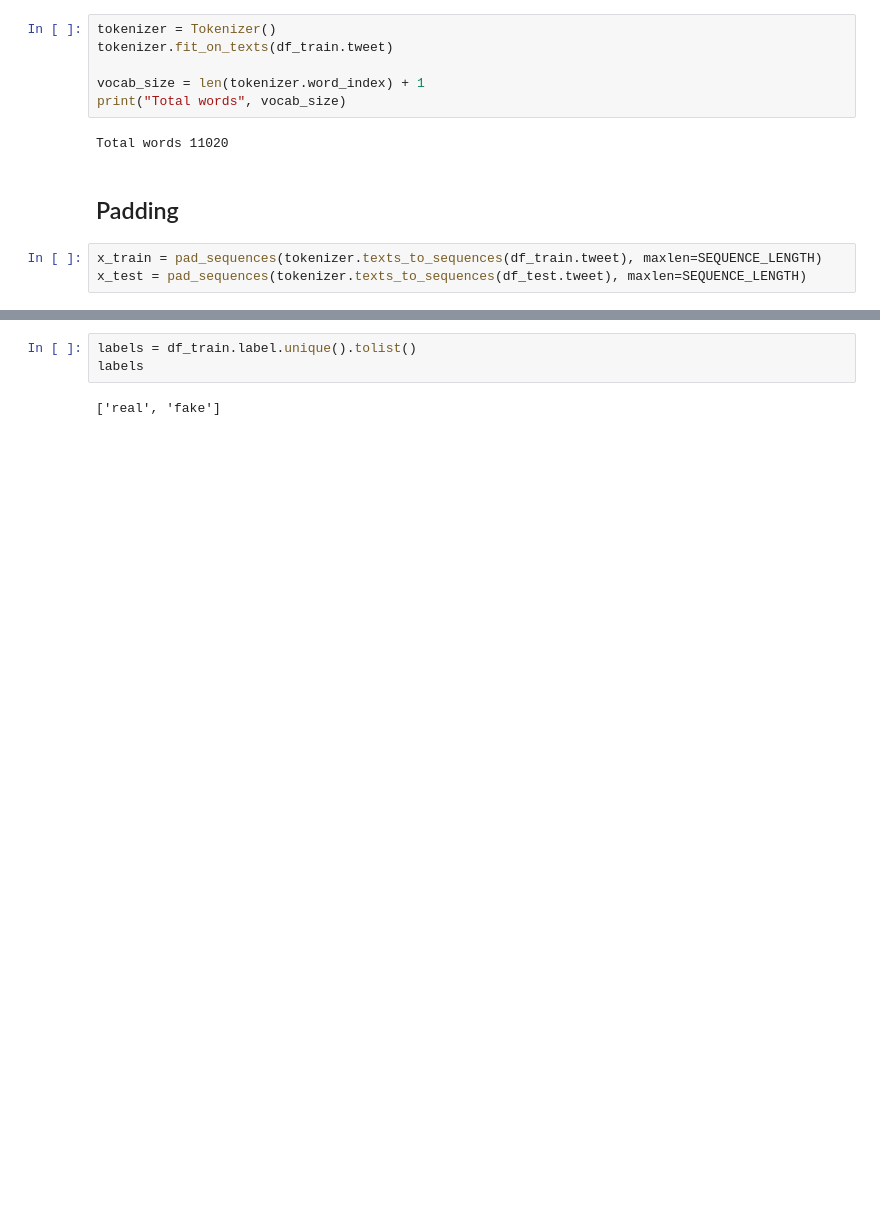
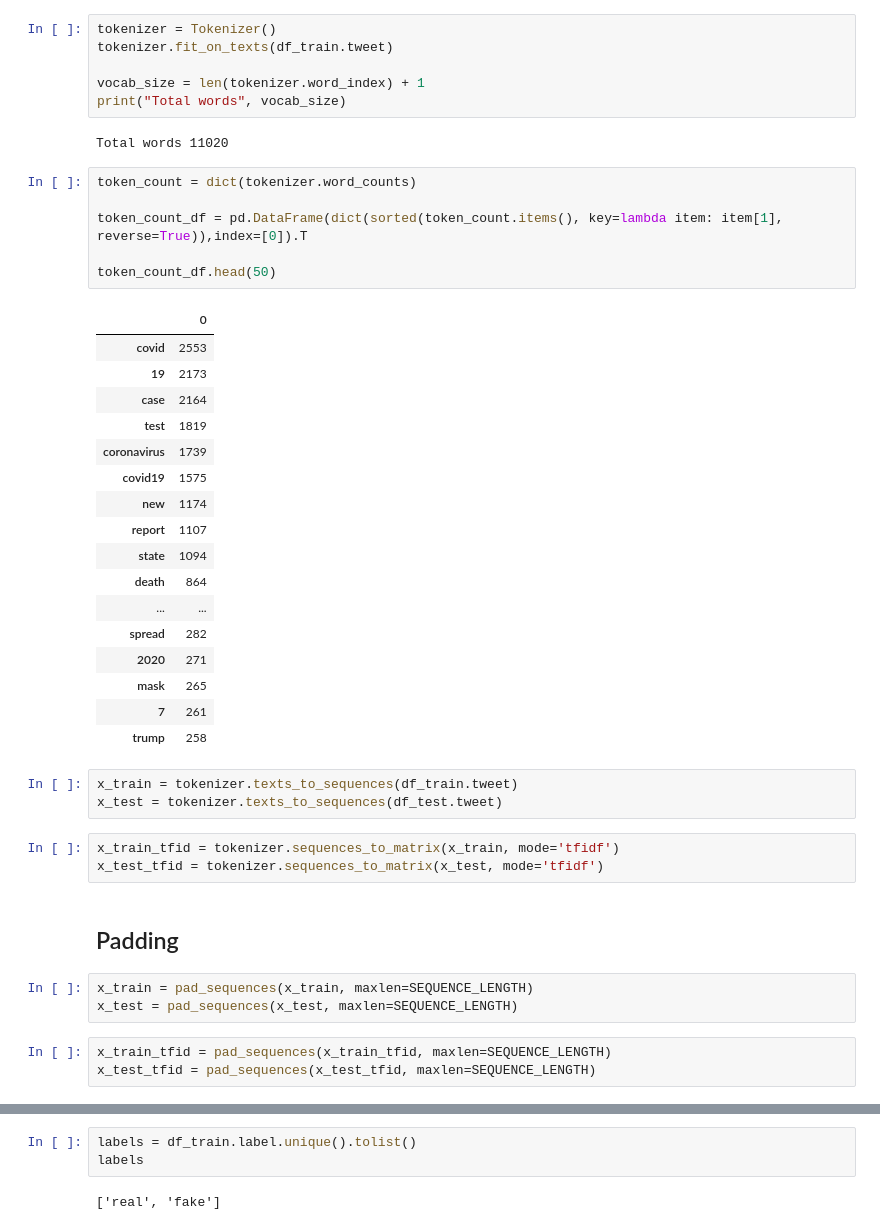
Before and after one commit to edologgerbird/BT4222_project, a Jupyter notebook: BT4222_proj.ipynb, the cells around one changed output, grey strips where cells are left out. Drawn from its saved outputs; the diff is of its cells as text; blank space fills up the shorter version.

```diff
--- a/BT4222_proj.ipynb
+++ b/BT4222_proj.ipynb
@@ -234,8 +241,41 @@ vocab_size = len(tokenizer.word_index) + 1
 print("Total words", vocab_size)
 # %% [output]
 Total words 11020
+# %%
+token_count = dict(tokenizer.word_counts)
+
+token_count_df = pd.DataFrame(dict(sorted(token_count.items(), key=lambda item: item[1], reverse=True)),index=[0]).T
+
+token_count_df.head(50)
+# %% [output]
+|  | 0 |
+| covid | 2553 |
+| 19 | 2173 |
+| case | 2164 |
+| test | 1819 |
+| coronavirus | 1739 |
+| covid19 | 1575 |
+| new | 1174 |
+| report | 1107 |
+| state | 1094 |
+| death | 864 |
+| ... | ... |
+| spread | 282 |
+| 2020 | 271 |
+| mask | 265 |
+| 7 | 261 |
+| trump | 258 |
+# %%
+x_train = tokenizer.texts_to_sequences(df_train.tweet)
+x_test = tokenizer.texts_to_sequences(df_test.tweet)
+# %%
+x_train_tfid = tokenizer.sequences_to_matrix(x_train, mode='tfidf')
+x_test_tfid = tokenizer.sequences_to_matrix(x_test, mode='tfidf')
 # %% [markdown]
 ## Padding
 # %%
-x_train = pad_sequences(tokenizer.texts_to_sequences(df_train.tweet), maxlen=SEQUENCE_LENGTH)
-x_test = pad_sequences(tokenizer.texts_to_sequences(df_test.tweet), maxlen=SEQUENCE_LENGTH)
+x_train = pad_sequences(x_train, maxlen=SEQUENCE_LENGTH)
+x_test = pad_sequences(x_test, maxlen=SEQUENCE_LENGTH)
+# %%
+x_train_tfid = pad_sequences(x_train_tfid, maxlen=SEQUENCE_LENGTH)
+x_test_tfid = pad_sequences(x_test_tfid, maxlen=SEQUENCE_LENGTH)
```
Also changed, not shown: parts of 17 cells of this notebook, 3 other files.
